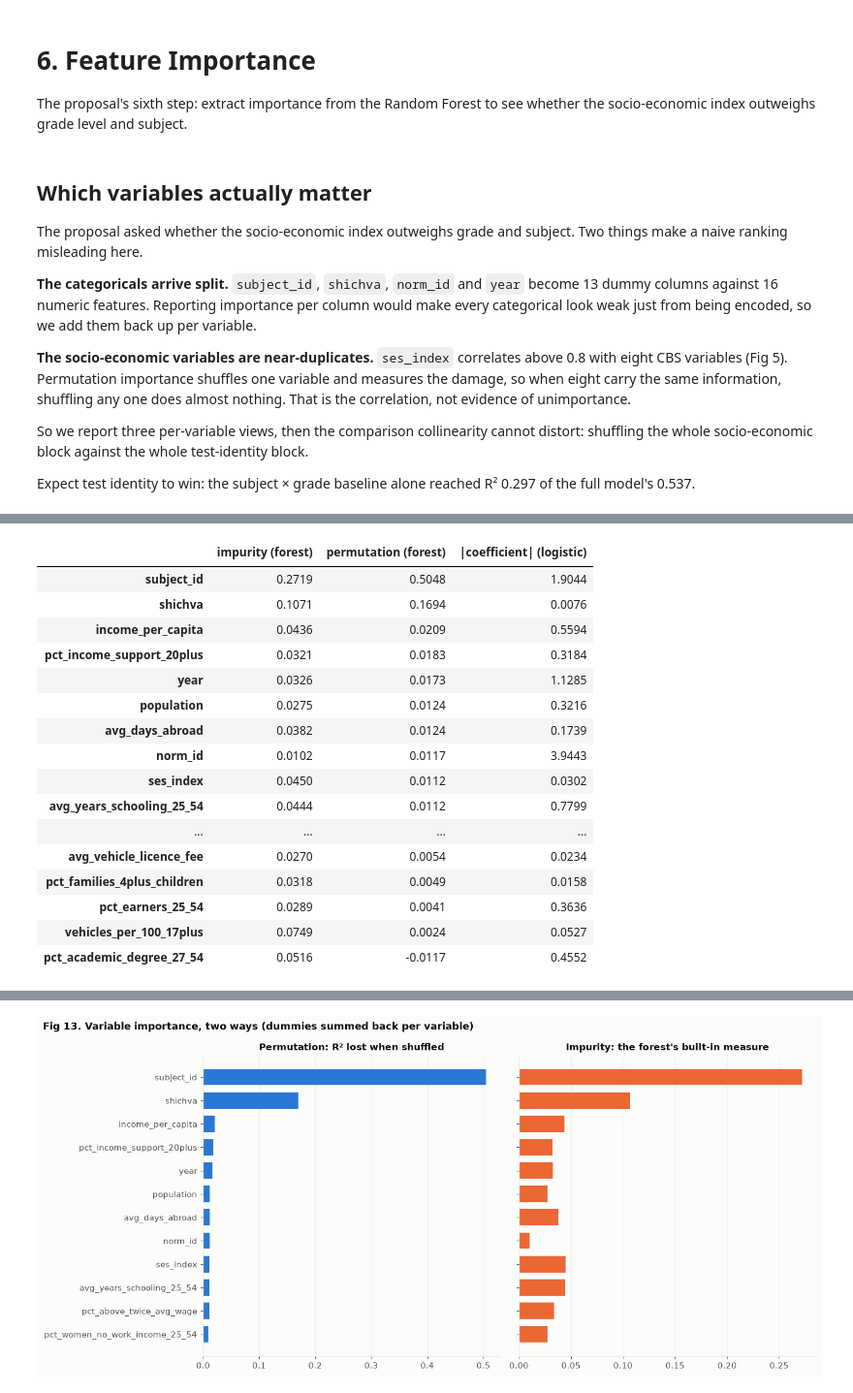
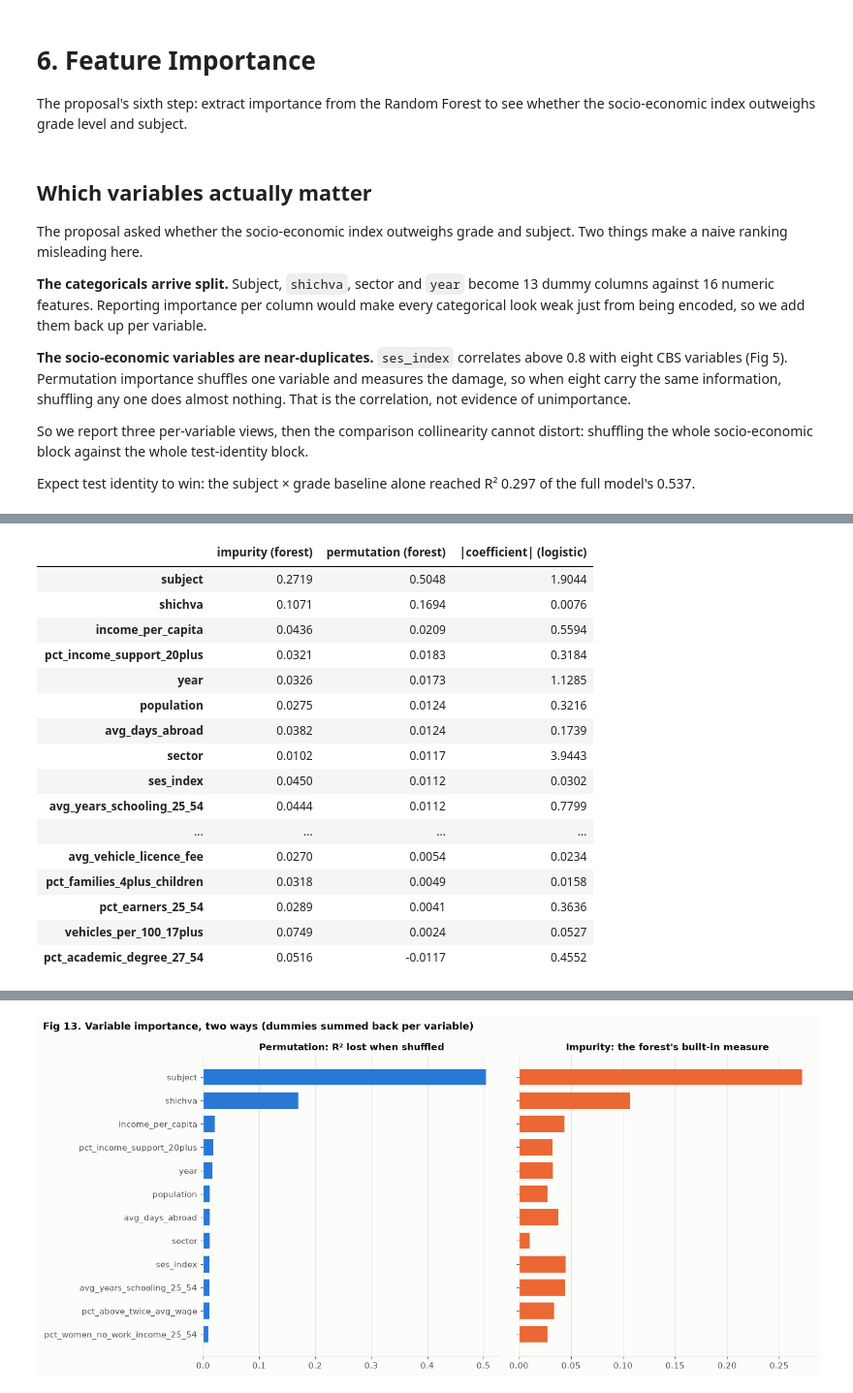
Before and after one commit to Fiamma-Jikukan/DS_final_project_Or_and_Stav, a Jupyter notebook: DS_final_project_Or_and_Stav.ipynb, the cells around one changed output, grey strips where cells are left out. Shown at 97% size. Saved outputs shown, nothing was run; the diff lists cells and outputs as text; code cells hidden in the pictures.

```diff
--- a/DS_final_project_Or_and_Stav.ipynb
+++ b/DS_final_project_Or_and_Stav.ipynb
@@ -1680,12 +1699,16 @@ from sklearn.linear_model import LogisticRegression
 from sklearn.metrics import (accuracy_score, confusion_matrix, f1_score, precision_score,
                              recall_score)
 
-group_median = train_set.groupby(GROUP_KEYS)[TARGET].median()
+group_median = train_set.groupby(group_key(train_set))[TARGET].median()
 overall_median = train_set[TARGET].median()
 
+def group_cut(rows):
+    # Each row's own subject x grade training median, looked up through the grouping key
+    return pd.Series(group_median.reindex(pd.MultiIndex.from_arrays(group_key(rows))).to_numpy(),
+                     index=rows.index)
+
 def label_high(rows):
-    own_median = rows.join(group_median.rename("cut"), on=GROUP_KEYS)["cut"]
-    return (rows[TARGET] > own_median).astype(int)
+    return (rows[TARGET] > group_cut(rows)).astype(int)
 
 y_train, y_val, y_test = label_high(train_set), label_high(val_set), label_high(test_set)
 X_train, X_val, X_test = train_set[FEATURES], val_set[FEATURES], test_set[FEATURES]
@@ -1695,7 +1718,7 @@ balance = pd.DataFrame({
     "share labelled High": [y_train.mean(), y_val.mean(), y_test.mean()],
 }, index=["train", "validation", "test"])
 print(f"Overall training median: {overall_median:.1f}. Medians per subject x grade:")
-display(group_median.rename(index=SUBJECT_NAMES, level=0).round(1).to_frame("training median"))
+display(group_median.round(1).to_frame("training median"))
 display(balance.round(3))
 # %% [output]
 Overall training median: 551.0. Medians per subject x grade:
@@ -1901,7 +1923,7 @@ oof_prediction = cross_val_predict(clone(chosen_model), X_all, y_all,
 oof_residual = pd.Series(y_all.to_numpy() - oof_prediction, index=data.index)
 
 # Standardize within subject x grade, so a gap means the same thing in every test
-by_test = oof_residual.groupby([data["subject_id"], data["shichva"]])
+by_test = oof_residual.groupby(group_key(data))
 gap = (oof_residual - by_test.transform("mean")) / by_test.transform("std")
 
 by_authority = gap.groupby(data["rashut"])
@@ -1919,8 +1941,7 @@ print(f"Out-of-fold R2 across all {data['rashut'].nunique()} authorities: {oof_r
       f"(single split gave 0.463 on validation, 0.530 on test)")
 print(f"Gap vs socio-economic index: r = {per_authority['gap'].corr(per_authority['ses_index']):.3f}")
 print("\nSpread of the raw gaps, per test (points):")
-display(oof_residual.groupby([data["subject_id"], data["shichva"]]).std().round(1)
-        .rename(index=SUBJECT_NAMES, level=0).to_frame("SD"))
+display(oof_residual.groupby(group_key(data)).std().round(1).to_frame("SD"))
 # %% [output]
 Out-of-fold R2 across all 243 authorities: 0.537 (single split gave 0.463 on validation, 0.530 on test)
 Gap vs socio-economic index: r = 0.011
@@ -2251,14 +2272,16 @@ from sklearn.cluster import KMeans
 from sklearn.metrics import silhouette_score
 from sklearn.preprocessing import StandardScaler
 
-CORE = [(2, 8), (4, 8), (5, 8)]                      # English, Math, Science - grade 8, both sectors
-CORE_LABELS = {(2, 8): "English gr 8", (4, 8): "Math gr 8", (5, 8): "Science gr 8"}
+CORE = [("English", 8), ("Math", 8), ("Science", 8)]                      # English, Math, Science - grade 8, both sectors
+CORE_LABELS = {("English", 8): "English gr 8", ("Math", 8): "Math gr 8",
+               ("Science", 8): "Science gr 8"}
 
 def build_profile(values, name):
     # Average over years first: 28 authorities are tested in more than one year
-    wide = (pd.DataFrame({"rashut": data["rashut"], "subject_id": data["subject_id"],
-                          "shichva": data["shichva"], name: values})
-            .pivot_table(index="rashut", columns=["subject_id", "shichva"], values=name, aggfunc="mean"))
+    subject, grade = group_key(data)
+    wide = (pd.DataFrame({"rashut": data["rashut"], "subject": subject,
+                          "shichva": grade, name: values})
+            .pivot_table(index="rashut", columns=["subject", "shichva"], values=name, aggfunc="mean"))
     return wide[CORE].rename(columns=CORE_LABELS).dropna()
 
 score_profile = build_profile(data["score"].to_numpy(), "score")
@@ -2590,7 +2613,7 @@ outweighs grade level and subject.
 The proposal asked whether the socio-economic index outweighs grade and subject. Two things make a naive
 ranking misleading here.
 
-**The categoricals arrive split.** `subject_id`, `shichva`, `norm_id` and `year` become 13 dummy columns
+**The categoricals arrive split.** Subject, `shichva`, sector and `year` become 13 dummy columns
 against 16 numeric features. Reporting importance per column would make every categorical look weak just from
 being encoded, so we add them back up per variable.
 
@@ -2618,18 +2641,18 @@ def original_variable(column):
     if bare in NUMERIC_FEATURES:
         return bare
     if bare in SUBJECT_DUMMIES:
-        return "subject_id"
+        return "subject"
     if bare in SECTOR_DUMMIES:
-        return "norm_id"
+        return "sector"
     for variable in CATEGORICAL_FEATURES:
         if bare.startswith(variable + "_"):
             return variable
     return bare
 
 owner = pd.Series([original_variable(c) for c in encoded_columns], index=encoded_columns)
-VARIABLES = NUMERIC_FEATURES + CATEGORICAL_FEATURES + ["subject_id", "norm_id"]
+VARIABLES = NUMERIC_FEATURES + CATEGORICAL_FEATURES + ["subject", "sector"]
 print(f"{len(encoded_columns)} encoded columns from {len(VARIABLES)} variables. Columns per variable:")
-print(owner.value_counts().loc[["subject_id", "norm_id"] + CATEGORICAL_FEATURES].to_string())
+print(owner.value_counts().loc[["subject", "sector"] + CATEGORICAL_FEATURES].to_string())
 
 # 1. the forest's built-in (impurity) importance
 impurity = (pd.Series(chosen_model.named_steps["model"].feature_importances_, index=encoded_columns)
@@ -2656,8 +2679,8 @@ def joint_permutation(columns, repeats=15):
         drops.append(reference_r2 - r2_score(score_val, chosen_model.predict(shuffled)))
     return float(np.mean(drops))
 
-permutation["subject_id"] = joint_permutation(SUBJECT_DUMMIES)
-permutation["norm_id"] = joint_permutation(SECTOR_DUMMIES)
+permutation["subject"] = joint_permutation(SUBJECT_DUMMIES)
+permutation["sector"] = joint_permutation(SECTOR_DUMMIES)
 
 # 3. the logistic classifier's standardized coefficients, absolute, summed per variable
 logistic_columns = logistic[:-1].get_feature_names_out()
@@ -2680,12 +2703,12 @@ year          3
 |  | impurity (forest) | permutation (forest) | |coefficient| (logistic) |
-| subject_id | 0.2719 | 0.5048 | 1.9044 |
+| subject | 0.2719 | 0.5048 | 1.9044 |
 | shichva | 0.1071 | 0.1694 | 0.0076 |
 | income_per_capita | 0.0436 | 0.0209 | 0.5594 |
 | pct_income_support_20plus | 0.0321 | 0.0183 | 0.3184 |
 | year | 0.0326 | 0.0173 | 1.1285 |
 | population | 0.0275 | 0.0124 | 0.3216 |
 | avg_days_abroad | 0.0382 | 0.0124 | 0.1739 |
-| norm_id | 0.0102 | 0.0117 | 3.9443 |
+| sector | 0.0102 | 0.0117 | 3.9443 |
 | ses_index | 0.0450 | 0.0112 | 0.0302 |
 | avg_years_schooling_25_54 | 0.0444 | 0.0112 | 0.7799 |
 | ... | ... | ... | ... |
```
Also changed, not shown: parts of 24 cells of this notebook, 10 other files.
